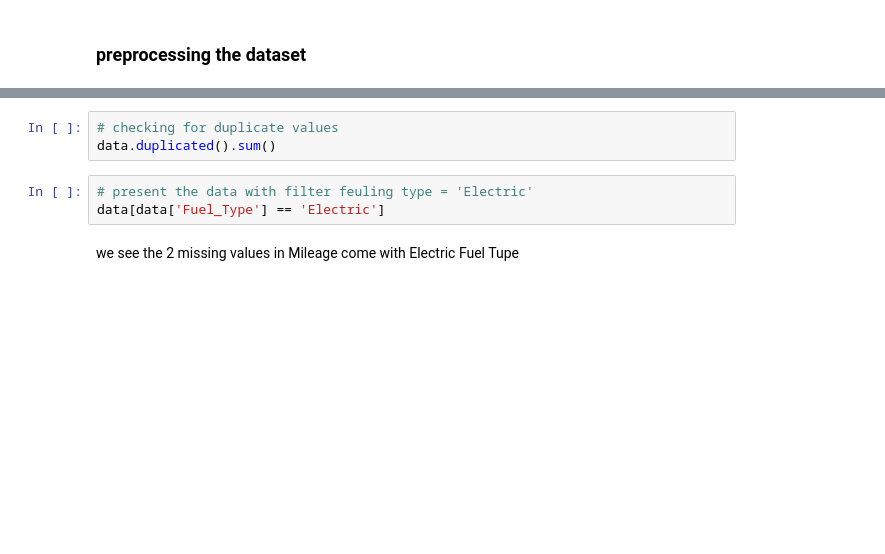
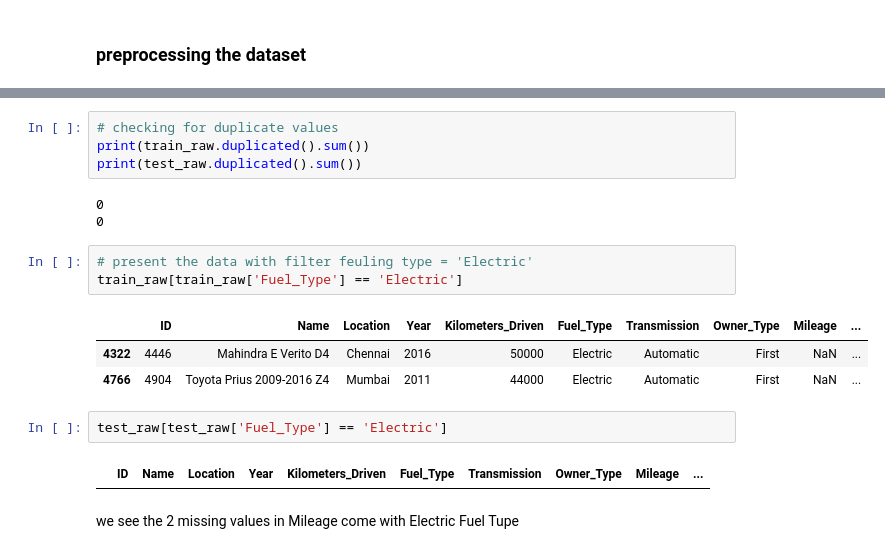
Before and after one commit to hussein-alali-alismael/Car-price-prediction, a Jupyter notebook: Car price prediction.ipynb, the cells around one changed output, grey strips where cells are left out. Cells and saved outputs as stored; diff of their text form; blank space fills up the shorter version.

```diff
--- a/Car price prediction.ipynb
+++ b/Car price prediction.ipynb
@@ -43,9 +83,21 @@ data.isnull().sum()
 # %%
 # checking for duplicate values
-data.duplicated().sum()
+print(train_raw.duplicated().sum())
+print(test_raw.duplicated().sum())
+# %% [output]
+0
+0
 # %%
 # present the data with filter feuling type = 'Electric'
-data[data['Fuel_Type'] == 'Electric']
+train_raw[train_raw['Fuel_Type'] == 'Electric']
+# %% [output]
+|  | ID | Name | Location | Year | Kilometers_Driven | Fuel_Type | Transmission | Owner_Type | Mileage | ... |
+| 4322 | 4446 | Mahindra E Verito D4 | Chennai | 2016 | 50000 | Electric | Automatic | First | NaN | ... |
+| 4766 | 4904 | Toyota Prius 2009-2016 Z4 | Mumbai | 2011 | 44000 | Electric | Automatic | First | NaN | ... |
+# %%
+test_raw[test_raw['Fuel_Type'] == 'Electric']
+# %% [output]
+|  | ID | Name | Location | Year | Kilometers_Driven | Fuel_Type | Transmission | Owner_Type | Mileage | ... |
 # %% [markdown]
 we see the 2 missing values in Mileage come with Electric Fuel Tupe
 # %%
```
Also changed, not shown: parts of 47 cells of this notebook.
